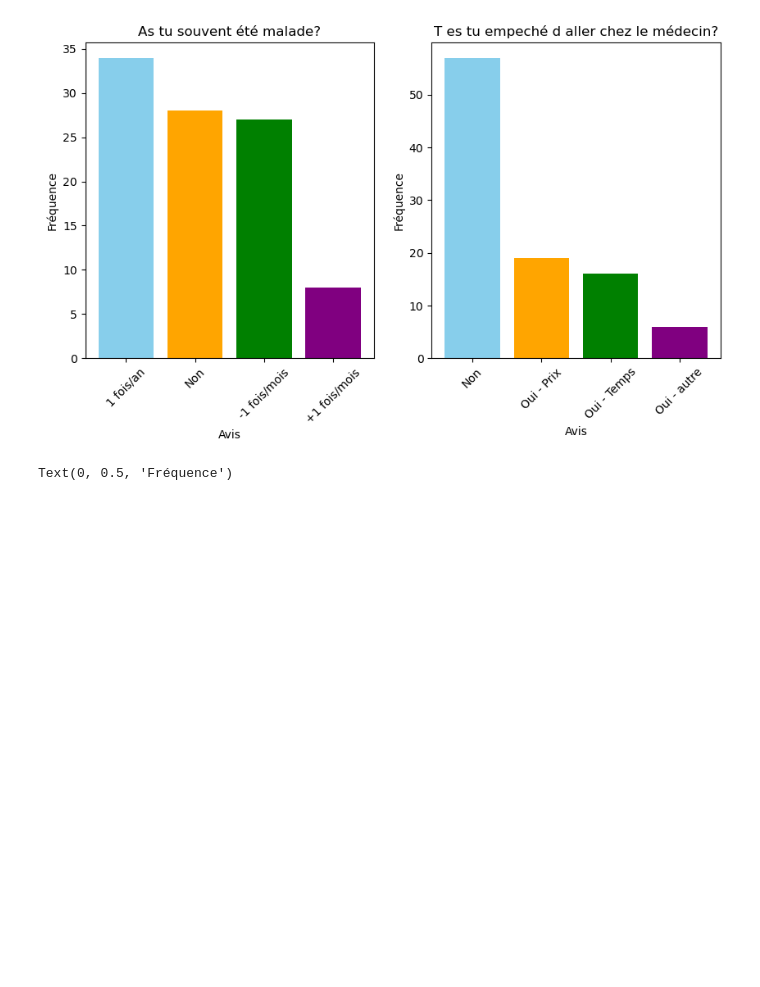
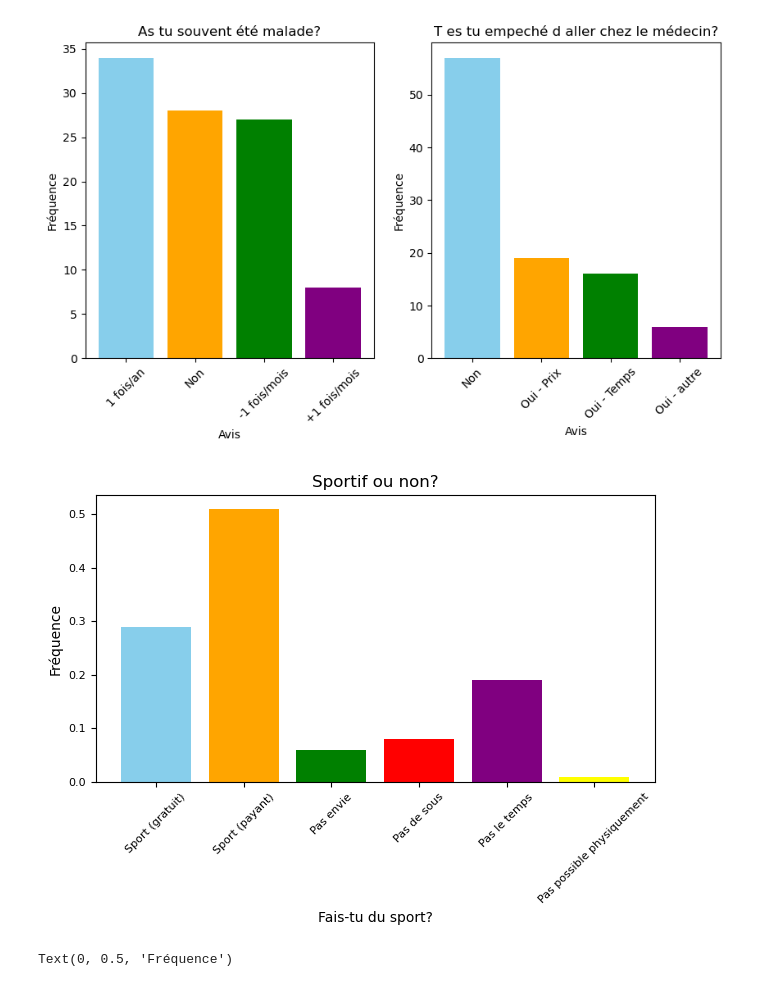
Before and after one commit to ClarissePierre/Precarite_Analyse, a Jupyter notebook: analyse.ipynb, the cells around one changed output. Drawn from its saved outputs; the diff is of its cells as text; code cells hidden in the pictures; blank space fills up the shorter version.

```diff
--- a/analyse.ipynb
+++ b/analyse.ipynb
@@ -664,3 +662,28 @@ Text(0, 0.5, 'Fréquence')
+# %%
+# sport
+
+Types_Rev=['Sport_gratuit','Sport_payant','Sport_pas_envie','Sport_pas_sous','Sport_pas_temps','Sport_pb_physique']
+Rev=[sum(data['Sport_gratuit'])/len(data),sum(data['Sport_payant'])/len(data),
+sum(data['Sport_pas_envie'])/len(data),sum(data['Sport_pas_sous'])/len(data),
+sum(data['Sport_pas_temps'])/len(data),sum(data['Sport_pb_physique'])/len(data)]
+
+plt.bar(Types_Rev,Rev,color=['skyblue', 'orange', 'green', 'red', 'purple','yellow'])
+
+
+plt.xlabel('Fais-tu du sport?')
+plt.ylabel('Fréquence')
+plt.title('Sportif ou non?')
+
+# Change tick names
+plt.xticks(Types_Rev, ['Sport (gratuit)','Sport (payant)' ,'Pas envie', 'Pas de sous', 'Pas le temps', 'Pas possible physiquement'], rotation=45)
+
+# Adjust tick label font size
+plt.xticks(fontsize=8)
+plt.yticks(fontsize=8)
+
+plt.tight_layout()
+# %% [output]
+[figure, added]
 # %%
 # point santé, pharmacie, menstruations
 
```
Also changed, not shown: parts of 13 cells of this notebook.
